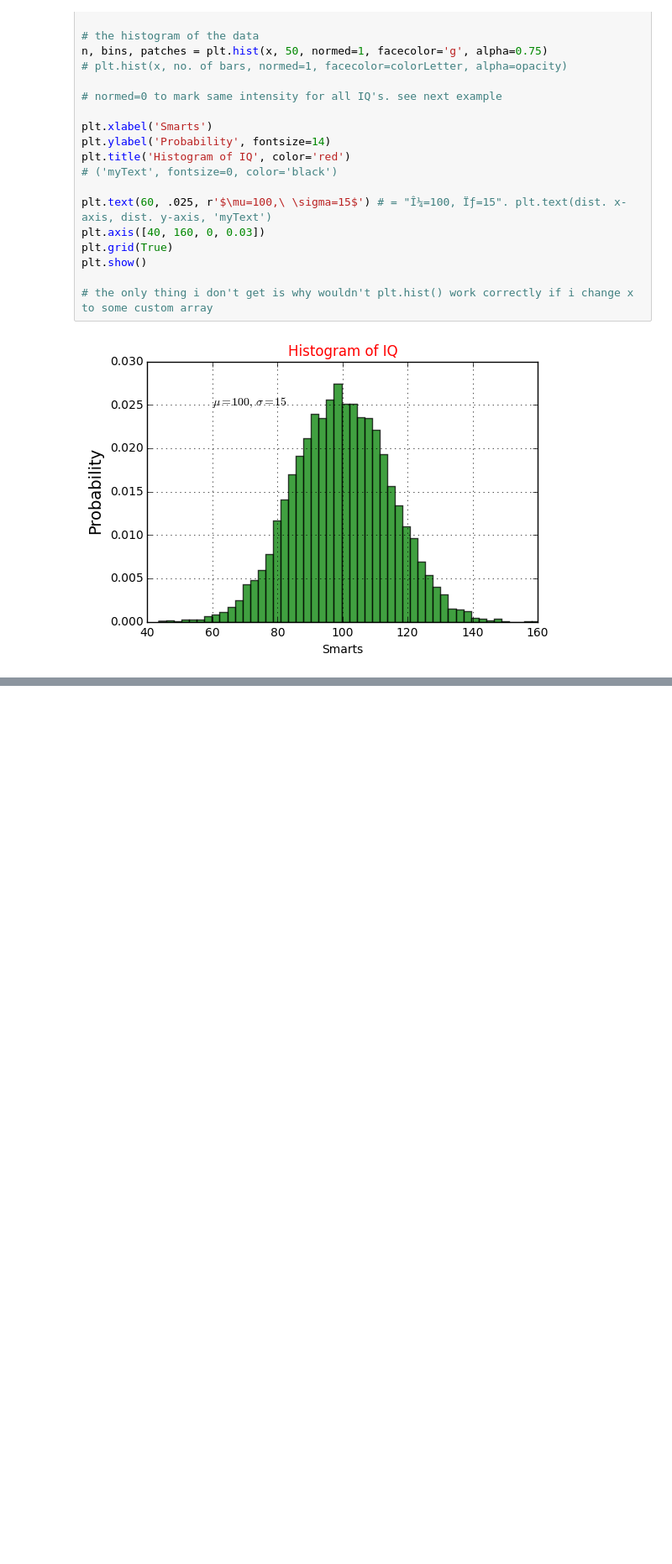
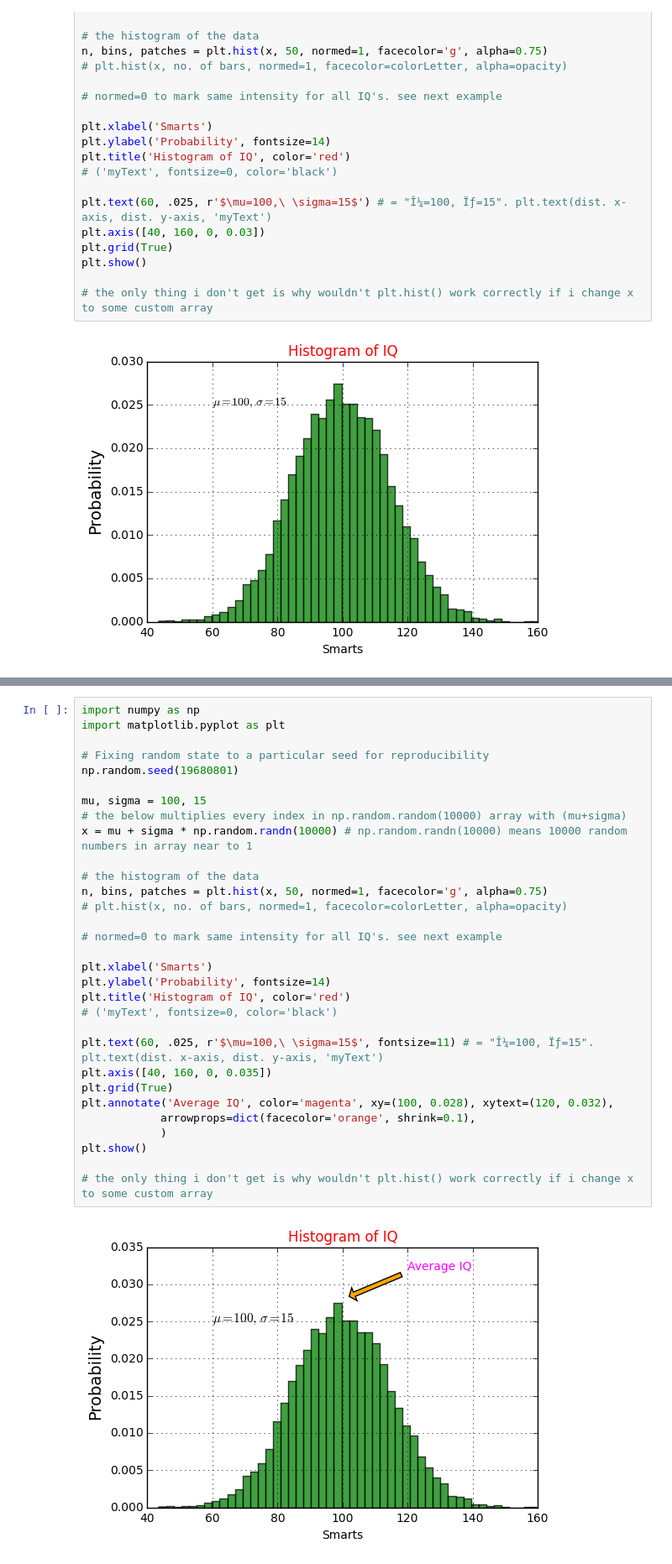
Before and after one commit to ritiek/deep-learning-practise, a Jupyter notebook: matplotlib/matplotlib_basics.ipynb, the cells around one changed output, grey strips where cells are left out. Shown at 84% size. Saved outputs shown, nothing was run; the diff lists cells and outputs as text; blank space fills up the shorter version.

```diff
--- a/matplotlib/matplotlib_basics.ipynb
+++ b/matplotlib/matplotlib_basics.ipynb
@@ -111,0 +157,33 @@ plt.show()
+# %%
+import numpy as np
+import matplotlib.pyplot as plt
+
+# Fixing random state to a particular seed for reproducibility
+np.random.seed(19680801)
+
+mu, sigma = 100, 15
+# the below multiplies every index in np.random.random(10000) array with (mu+sigma)
+x = mu + sigma * np.random.randn(10000) # np.random.randn(10000) means 10000 random numbers in array near to 1
+
+# the histogram of the data
+n, bins, patches = plt.hist(x, 50, normed=1, facecolor='g', alpha=0.75)
+# plt.hist(x, no. of bars, normed=1, facecolor=colorLetter, alpha=opacity)
+
+# normed=0 to mark same intensity for all IQ's. see next example
+
+plt.xlabel('Smarts')
+plt.ylabel('Probability', fontsize=14)
+plt.title('Histogram of IQ', color='red')
+# ('myText', fontsize=0, color='black')
+
+plt.text(60, .025, r'$\mu=100,\ \sigma=15$', fontsize=11) # = "Î¼=100, Ïƒ=15". plt.text(dist. x-axis, dist. y-axis, 'myText')
+plt.axis([40, 160, 0, 0.035])
+plt.grid(True)
+plt.annotate('Average IQ', color='magenta', xy=(100, 0.028), xytext=(120, 0.032),
+            arrowprops=dict(facecolor='orange', shrink=0.1),
+            )
+plt.show()
+
+# the only thing i don't get is why wouldn't plt.hist() work correctly if i change x to some custom array
+# %% [output]
+[figure, added]
```
Also changed, not shown: parts of 2 cells of this notebook.
